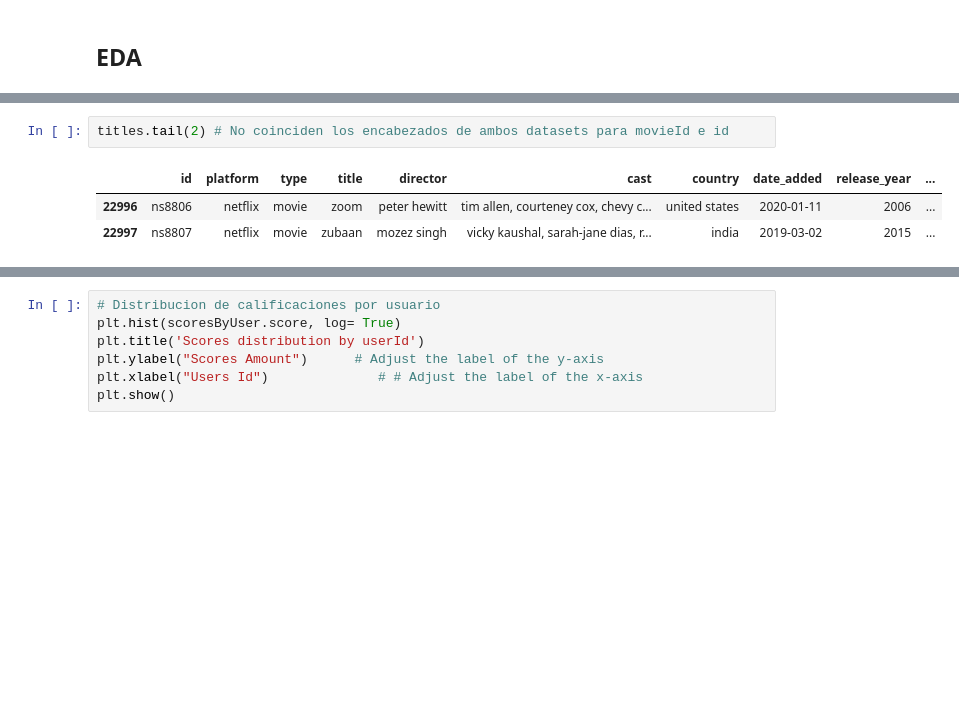
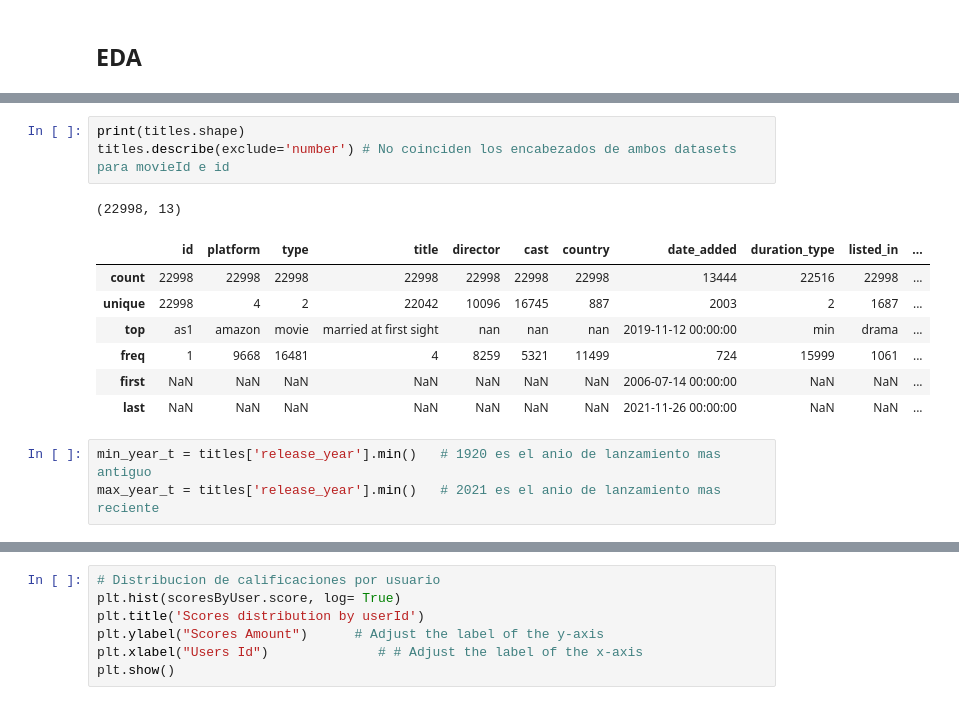
Before and after one commit to LucianoLarrea/PI_ML_OPS, a Jupyter notebook: 3-EDA.ipynb, the cells around one changed output, grey strips where cells are left out. Drawn from its saved outputs; the diff is of its cells as text; blank space fills up the shorter version.

```diff
--- a/3-EDA.ipynb
+++ b/3-EDA.ipynb
@@ -22,6 +43,15 @@ score.tail(2)
 # %%
-titles.tail(2) # No coinciden los encabezados de ambos datasets para movieId e id
+print(titles.shape)
+titles.describe(exclude='number') # No coinciden los encabezados de ambos datasets para movieId e id
 # %% [output]
+(22998, 13)
-|  | id | platform | type | title | director | cast | country | date_added | release_year | ... |
-| 22996 | ns8806 | netflix | movie | zoom | peter hewitt | tim allen, courteney cox, chevy c... | united states | 2020-01-11 | 2006 | ... |
-| 22997 | ns8807 | netflix | movie | zubaan | mozez singh | vicky kaushal, sarah-jane dias, r... | india | 2019-03-02 | 2015 | ... |
+|  | id | platform | type | title | director | cast | country | date_added | duration_type | listed_in | ... |
+| count | 22998 | 22998 | 22998 | 22998 | 22998 | 22998 | 22998 | 13444 | 22516 | 22998 | ... |
+| unique | 22998 | 4 | 2 | 22042 | 10096 | 16745 | 887 | 2003 | 2 | 1687 | ... |
+| top | as1 | amazon | movie | married at first sight | nan | nan | nan | 2019-11-12 00:00:00 | min | drama | ... |
+| freq | 1 | 9668 | 16481 | 4 | 8259 | 5321 | 11499 | 724 | 15999 | 1061 | ... |
+| first | NaN | NaN | NaN | NaN | NaN | NaN | NaN | 2006-07-14 00:00:00 | NaN | NaN | ... |
+| last | NaN | NaN | NaN | NaN | NaN | NaN | NaN | 2021-11-26 00:00:00 | NaN | NaN | ... |
+# %%
+min_year_t = titles['release_year'].min()   # 1920 es el anio de lanzamiento mas antiguo
+max_year_t = titles['release_year'].min()   # 2021 es el anio de lanzamiento mas reciente
```
Also changed, not shown: parts of 24 cells of this notebook, 5 other files.
